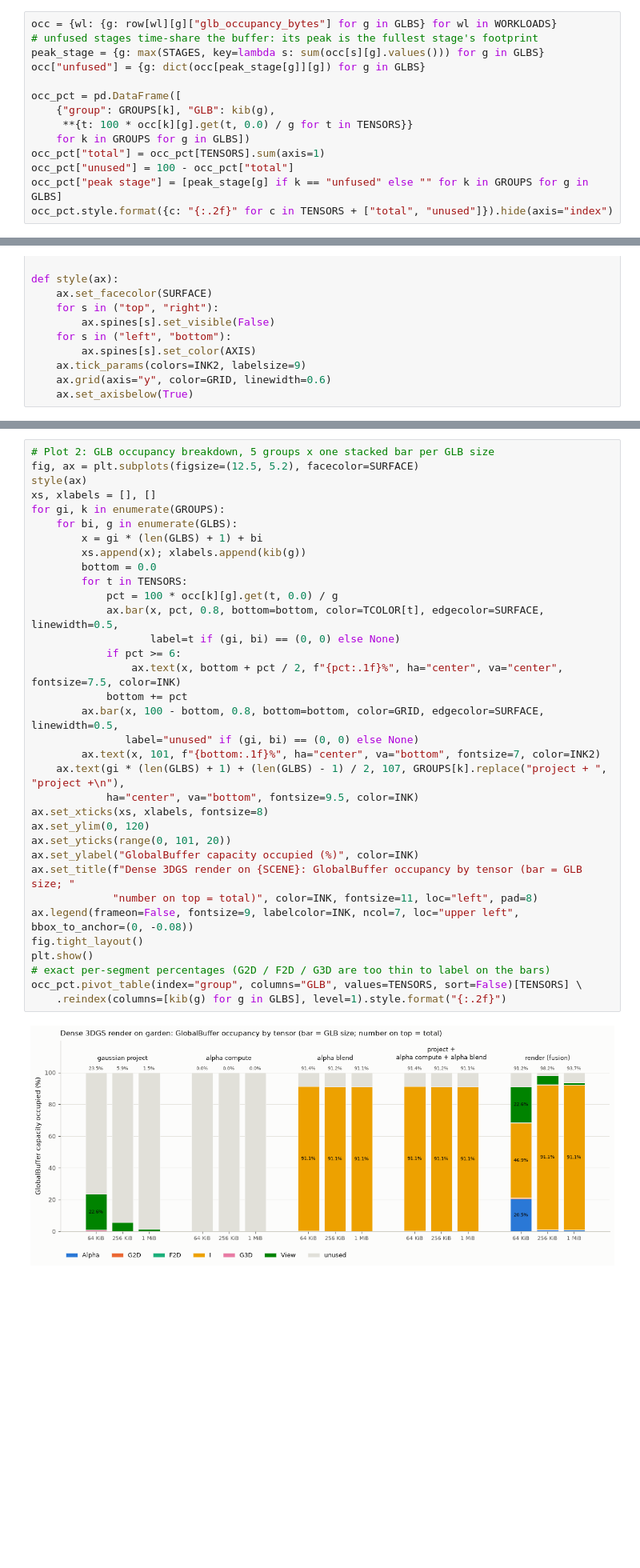
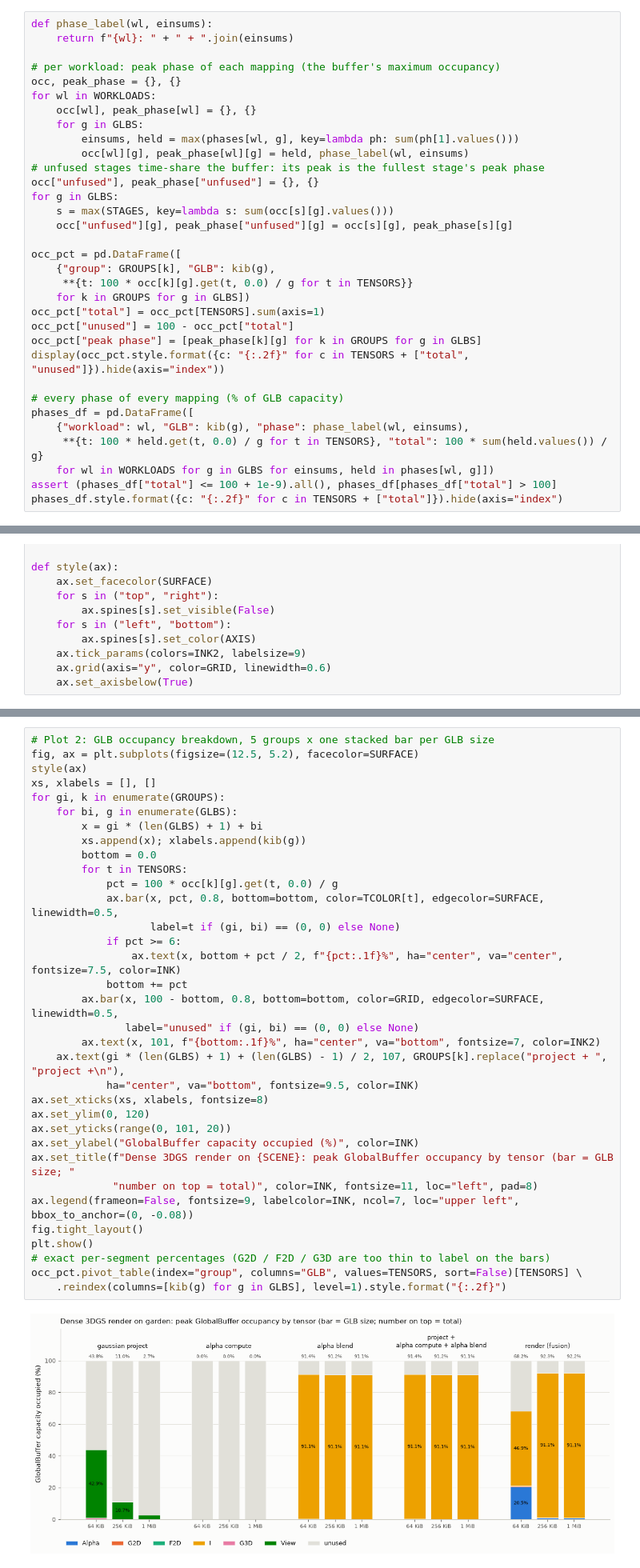
Before and after one commit to Itachi6912110/accelforge, a Jupyter notebook: notebooks/3dgs/dense/basic_arch_analysis.ipynb, the cells around one changed output, grey strips where cells are left out. Shown at 80% size. Saved outputs shown, nothing was run; the diff lists cells and outputs as text; blank space fills up the shorter version.

```diff
--- a/notebooks/3dgs/dense/basic_arch_analysis.ipynb
+++ b/notebooks/3dgs/dense/basic_arch_analysis.ipynb
@@ -215,8 +271,19 @@ I from blend). Unfused Alpha streams DRAM ↔ array and is never placed in the G
 # %%
-occ = {wl: {g: row[wl][g]["glb_occupancy_bytes"] for g in GLBS} for wl in WORKLOADS}
-# unfused stages time-share the buffer: its peak is the fullest stage's footprint
-peak_stage = {g: max(STAGES, key=lambda s: sum(occ[s][g].values())) for g in GLBS}
-occ["unfused"] = {g: dict(occ[peak_stage[g]][g]) for g in GLBS}
+def phase_label(wl, einsums):
+    return f"{wl}: " + " + ".join(einsums)
+
+# per workload: peak phase of each mapping (the buffer's maximum occupancy)
+occ, peak_phase = {}, {}
+for wl in WORKLOADS:
+    occ[wl], peak_phase[wl] = {}, {}
+    for g in GLBS:
+        einsums, held = max(phases[wl, g], key=lambda ph: sum(ph[1].values()))
+        occ[wl][g], peak_phase[wl][g] = held, phase_label(wl, einsums)
+# unfused stages time-share the buffer: its peak is the fullest stage's peak phase
+occ["unfused"], peak_phase["unfused"] = {}, {}
+for g in GLBS:
+    s = max(STAGES, key=lambda s: sum(occ[s][g].values()))
+    occ["unfused"][g], peak_phase["unfused"][g] = occ[s][g], peak_phase[s][g]
 
 occ_pct = pd.DataFrame([
     {"group": GROUPS[k], "GLB": kib(g),
@@ -224,6 +291,14 @@ occ_pct = pd.DataFrame([
     for k in GROUPS for g in GLBS])
 occ_pct["total"] = occ_pct[TENSORS].sum(axis=1)
 occ_pct["unused"] = 100 - occ_pct["total"]
-occ_pct["peak stage"] = [peak_stage[g] if k == "unfused" else "" for k in GROUPS for g in GLBS]
-occ_pct.style.format({c: "{:.2f}" for c in TENSORS + ["total", "unused"]}).hide(axis="index")
+occ_pct["peak phase"] = [peak_phase[k][g] for k in GROUPS for g in GLBS]
+display(occ_pct.style.format({c: "{:.2f}" for c in TENSORS + ["total", "unused"]}).hide(axis="index"))
+
+# every phase of every mapping (% of GLB capacity)
+phases_df = pd.DataFrame([
+    {"workload": wl, "GLB": kib(g), "phase": phase_label(wl, einsums),
+     **{t: 100 * held.get(t, 0.0) / g for t in TENSORS}, "total": 100 * sum(held.values()) / g}
+    for wl in WORKLOADS for g in GLBS for einsums, held in phases[wl, g]])
+assert (phases_df["total"] <= 100 + 1e-9).all(), phases_df[phases_df["total"] > 100]
+phases_df.style.format({c: "{:.2f}" for c in TENSORS + ["total"]}).hide(axis="index")
 # %% [output]
@@ -304,35 +395,35 @@ style(ax)
 xs, xlabels = [], []
 for gi, k in enumerate(GROUPS):
     for bi, g in enumerate(GLBS):
         x = gi * (len(GLBS) + 1) + bi
         xs.append(x); xlabels.append(kib(g))
         bottom = 0.0
         for t in TENSORS:
             pct = 100 * occ[k][g].get(t, 0.0) / g
             ax.bar(x, pct, 0.8, bottom=bottom, color=TCOLOR[t], edgecolor=SURFACE, linewidth=0.5,
                    label=t if (gi, bi) == (0, 0) else None)
             if pct >= 6:
                 ax.text(x, bottom + pct / 2, f"{pct:.1f}%", ha="center", va="center", fontsize=7.5, color=INK)
             bottom += pct
         ax.bar(x, 100 - bottom, 0.8, bottom=bottom, color=GRID, edgecolor=SURFACE, linewidth=0.5,
                label="unused" if (gi, bi) == (0, 0) else None)
         ax.text(x, 101, f"{bottom:.1f}%", ha="center", va="bottom", fontsize=7, color=INK2)
     ax.text(gi * (len(GLBS) + 1) + (len(GLBS) - 1) / 2, 107, GROUPS[k].replace("project + ", "project +\n"),
             ha="center", va="bottom", fontsize=9.5, color=INK)
 ax.set_xticks(xs, xlabels, fontsize=8)
 ax.set_ylim(0, 120)
 ax.set_yticks(range(0, 101, 20))
 ax.set_ylabel("GlobalBuffer capacity occupied (%)", color=INK)
-ax.set_title(f"Dense 3DGS render on {SCENE}: GlobalBuffer occupancy by tensor (bar = GLB size; "
+ax.set_title(f"Dense 3DGS render on {SCENE}: peak GlobalBuffer occupancy by tensor (bar = GLB size; "
              "number on top = total)", color=INK, fontsize=11, loc="left", pad=8)
 ax.legend(frameon=False, fontsize=9, labelcolor=INK, ncol=7, loc="upper left", bbox_to_anchor=(0, -0.08))
 fig.tight_layout()
 plt.show()
 # exact per-segment percentages (G2D / F2D / G3D are too thin to label on the bars)
 occ_pct.pivot_table(index="group", columns="GLB", values=TENSORS, sort=False)[TENSORS] \
     .reindex(columns=[kib(g) for g in GLBS], level=1).style.format("{:.2f}")
 # %% [output]
-[figure, old version]
+[figure, new version]
 |  | Alpha |  |  | G2D |  |  | F2D |  |  | I |  | ... |
 | GLB | 64 KiB | 256 KiB | 1 MiB | 64 KiB | 256 KiB | 1 MiB | 64 KiB | 256 KiB | 1 MiB | 64 KiB | 256 KiB | ... |
 | group |  |  |  |  |  |  |  |  |  |  |  | ... |
```
Also changed, not shown: parts of 7 cells of this notebook, 20 other files.
